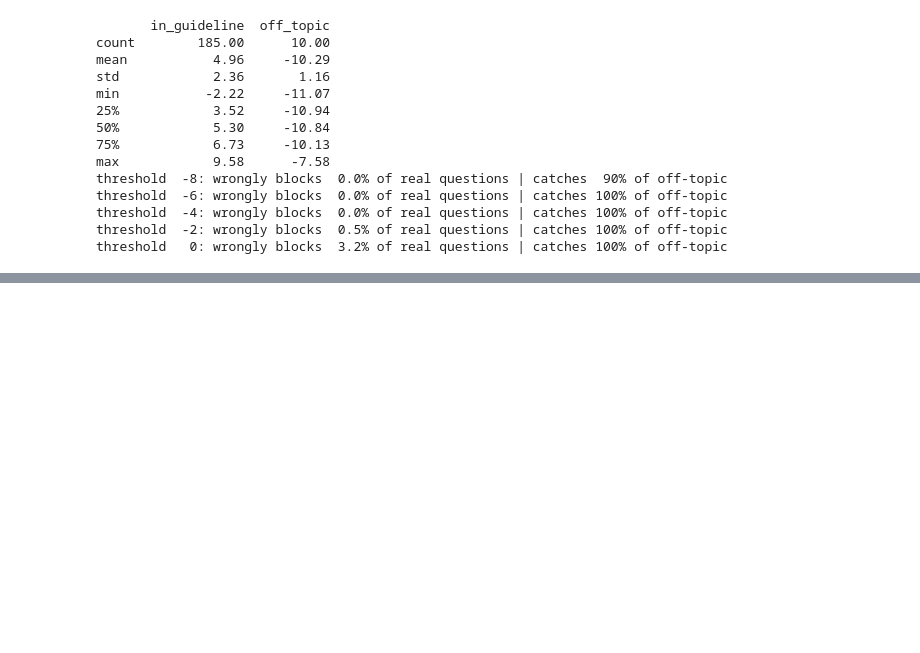
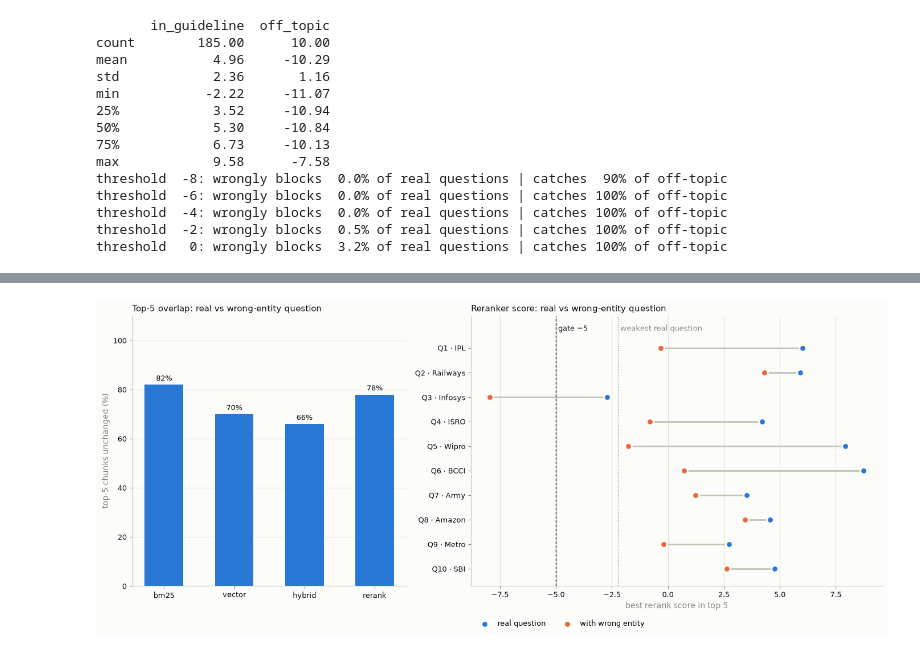
Before and after one commit to amanchaurasia512/swasthyasetu-rag, a Jupyter notebook: notebooks/08_eval_pipeline.ipynb, the cells around one changed output, grey strips where cells are left out. Saved outputs shown, nothing was run; the diff lists cells and outputs as text; code cells hidden in the pictures; blank space fills up the shorter version.

```diff
--- a/notebooks/08_eval_pipeline.ipynb
+++ b/notebooks/08_eval_pipeline.ipynb
@@ -724,3 +724,5 @@ saved run 2026-10-05 21:56:24 → d:\SwasthyaSetu\data\eval
+# %%
+q = ["Who should be on the interview panel for IPL recruitment?"]
 # %%
 checked_df.sample(10, random_state=1)[["qid", "type", "pdf_page", "question"]]
 # %% [output]
@@ -877,7 +879,7 @@ OFF_NEAR = ["What is the NHM budget for the year 2024-25?", "How many ASHA worke
             "What is the treatment for dengue fever?", "Which vaccines are given to a newborn baby?",
             "Who is eligible for an Ayushman Bharat PM-JAY card?", "How do I register a private hospital in Delhi?",
             "What is the NEET cutoff for MBBS admission?", "What is the normal blood pressure range?",
-            "Who is the current Union Health Minister?", "How many beds does AIIMS Delhi have?"]
+            "Who is the current Union Health Minister?", "How many beds does AIIMS Delhi have?","Who should be on the interview panel for IPL recruitment?"]
 
 def gateway(q, k=5):
     hits = R.search(q, k=k)
@@ -1024,0 +1217,48 @@ clean questions changed: 3 / 185
+# %%
+# 08.16  plot: does search notice the wrong entity?
+import matplotlib.pyplot as plt
+
+BLUE, ORANGE = "#2a78d6", "#eb6834"                      # real question / wrong-entity question
+SURFACE, INK, MUTED, GRID, AXIS = "#fcfcfb", "#0b0b0b", "#898781", "#e1e0d9", "#c3c2b7"
+WEAKEST_REAL = -2.22                                     # lowest best-rerank score of a real question (08.10)
+
+fig, (ax1, ax2) = plt.subplots(1, 2, figsize=(14, 6), gridspec_kw={"width_ratios": [1, 1.5]})
+fig.patch.set_facecolor(SURFACE)
+for ax in (ax1, ax2):
+    ax.set_facecolor(SURFACE)
+    ax.spines[["top", "right"]].set_visible(False)
+    ax.spines[["left", "bottom"]].set_color(AXIS)
+    ax.tick_params(colors=MUTED, labelcolor=INK, labelsize=9)
+    ax.set_axisbelow(True)
+
+# left: how much of the top 5 stays the same per method
+pct = summary["overlap"] * 100
+bars = ax1.bar(pct.index, pct.values, color=BLUE, width=0.55)
+ax1.bar_label(bars, labels=[f"{v:.0f}%" for v in pct.values], padding=3, color=INK, fontsize=9)
+ax1.set_ylim(0, 110)
+ax1.yaxis.grid(True, color=GRID, linewidth=0.8)
+ax1.set_ylabel("top-5 chunks unchanged (%)", color=MUTED)
+ax1.set_title("Top-5 overlap: real vs wrong-entity question", loc="left", color=INK, fontsize=11)
+
+# right: reranker best score per question, real (blue) -> wrong entity (orange)
+ys = list(range(len(rr)))[::-1]
+for y, real, wrong in zip(ys, rr.real_best, rr.wrong_best):
+    ax2.plot([real, wrong], [y, y], color=AXIS, linewidth=2, zorder=1)
+ax2.scatter(rr.real_best, ys, s=70, color=BLUE, edgecolors=SURFACE, linewidths=2, zorder=3, label="real question")
+ax2.scatter(rr.wrong_best, ys, s=70, color=ORANGE, edgecolors=SURFACE, linewidths=2, zorder=3, label="with wrong entity")
+ax2.axvline(THRESHOLD, color=INK, linestyle="--", linewidth=1)
+ax2.axvline(WEAKEST_REAL, color=MUTED, linestyle=":", linewidth=1)
+ax2.text(THRESHOLD, len(rr) - 0.3, " gate −5", color=INK, fontsize=9)
+ax2.text(WEAKEST_REAL, len(rr) - 0.3, " weakest real question", color=MUTED, fontsize=9)
+ax2.set_yticks(ys)
+ax2.set_yticklabels([f"{q} · {e}" for q, e in zip(rr.q, rr.entity)])
+ax2.set_ylim(-0.7, len(rr) + 0.3)
+ax2.xaxis.grid(True, color=GRID, linewidth=0.8)
+ax2.set_xlabel("best rerank score in top 5", color=MUTED)
+ax2.set_title("Reranker score: real vs wrong-entity question", loc="left", color=INK, fontsize=11)
+ax2.legend(frameon=False, loc="upper left", bbox_to_anchor=(0, -0.1), ncol=2, fontsize=9)
+
+plt.tight_layout()
+plt.show()
+# %% [output]
+[figure, added]
```
Also changed, not shown: parts of 26 cells of this notebook, 8 other files.
